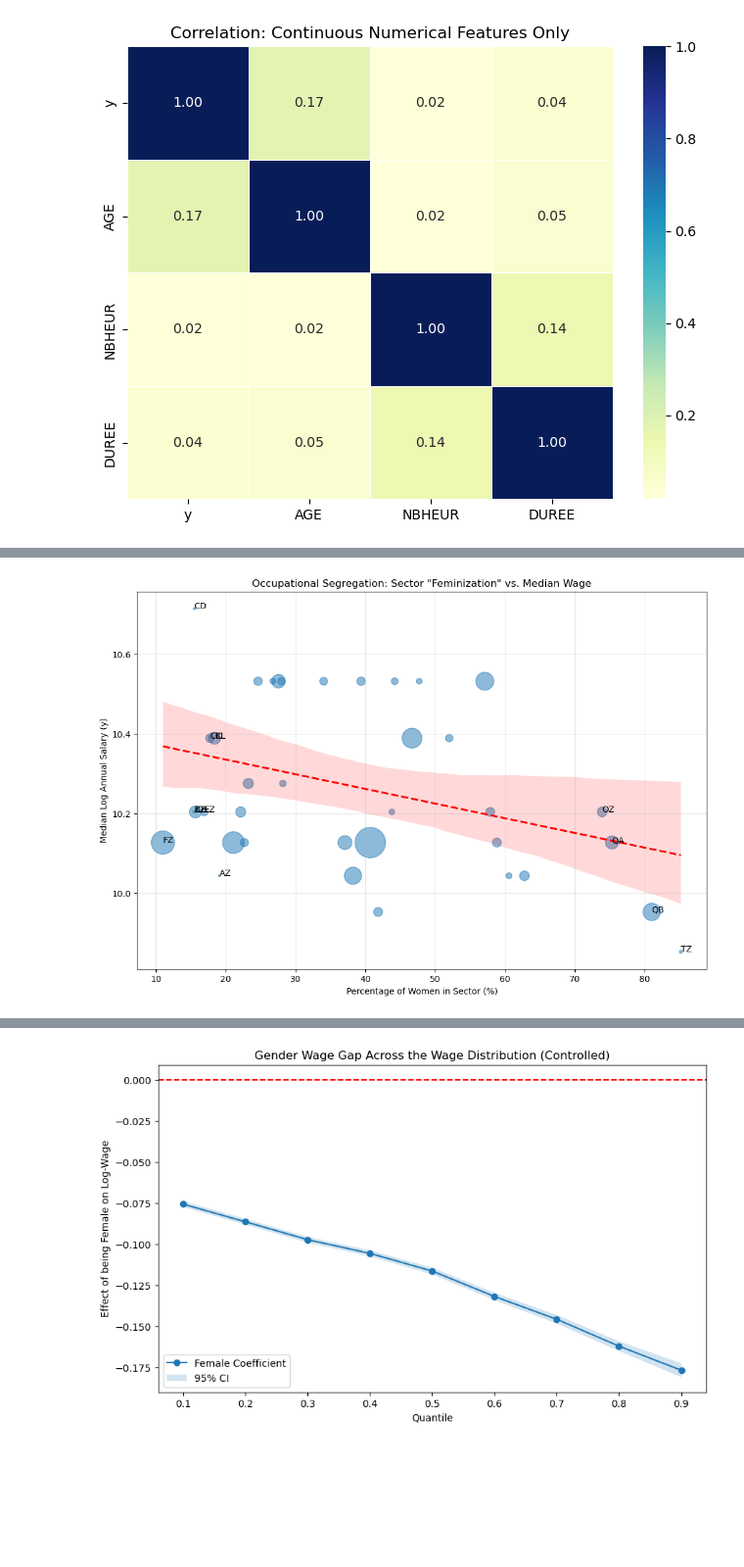
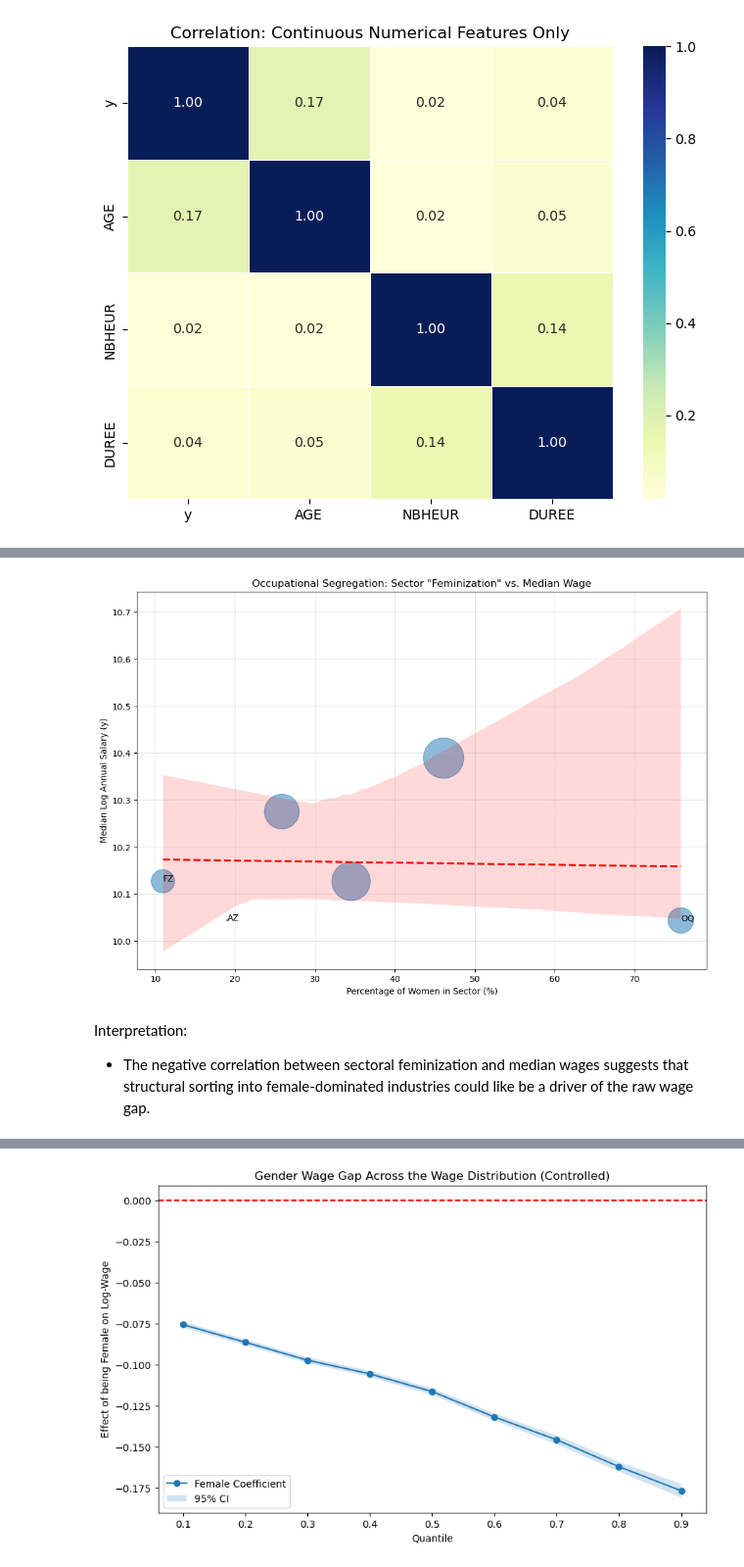
Before and after one commit to cynthia-francis/Gender-Wage-Gap-Heterogeneity-in-France, a Jupyter notebook: notebooks/EDA.ipynb, the cells around one changed output, grey strips where cells are left out. Shown at 98% size. Drawn from its saved outputs; the diff is of its cells as text; code cells hidden in the pictures; blank space fills up the shorter version.

```diff
--- a/notebooks/EDA.ipynb
+++ b/notebooks/EDA.ipynb
@@ -501,9 +492,8 @@ plt.show()
 # %%
 # For Numerical (Continuous) Variables: Pairplots & Regplots
 
-
 # Define true continuous columns
-num_features = ['AGE', 'NBHEUR', 'DUREE', 'NBHEUR_TOT']
+num_features = ['AGE', 'NBHEUR', 'DUREE']
 
 # Create a multi-plot figure
 fig, axes = plt.subplots(nrows=2, ncols=2, figsize=(15, 10))
@@ -539,34 +530,38 @@ for col in cat_features:
 # %%
-# For the key variable A38 (Sector), we can also plot the relationship between "feminization" and median wage
+# For the variable A6, we can also plot the relationship between "feminization" and median wage
 
-# Calculate metrics per sector (A38)
-sector_stats = df_model.groupby('A38').agg(
+# Calculate metrics per sector (A6)
+sector_stats = df_model.groupby('A6').agg(
     female_pct=('female', 'mean'),
     median_wage=('y', 'median'),
     sample_size=('female', 'count')
 ).reset_index()
 
 # Convert female_pct to actual percentage
 sector_stats['female_pct'] *= 100
 
 # Plotting the Relationship
 plt.figure(figsize=(12, 8))
 sns.regplot(data=sector_stats, x='female_pct', y='median_wage',
             scatter_kws={'s': sector_stats['sample_size']/100, 'alpha':0.5},
             line_kws={'color':'red', 'linestyle':'--'})
 
 # Annotate the top/bottom sectors for context
-for i, txt in enumerate(sector_stats['A38']):
+for i, txt in enumerate(sector_stats['A6']):
     if sector_stats['female_pct'].iloc[i] > 70 or sector_stats['female_pct'].iloc[i] < 20:
         plt.annotate(txt, (sector_stats['female_pct'].iloc[i], sector_stats['median_wage'].iloc[i]))
 
 plt.title('Occupational Segregation: Sector "Feminization" vs. Median Wage')
 plt.xlabel('Percentage of Women in Sector (%)')
 plt.ylabel('Median Log Annual Salary (y)')
 plt.grid(alpha=0.3)
 plt.show()
 # %% [output]
-[figure, old version]
+[figure, new version]
+# %% [markdown]
+Interpretation:
+
+- The negative correlation between sectoral feminization and median wages suggests that structural sorting into female-dominated industries could like be a driver of the raw wage gap.
 # %%
 # Identify the most "Feminized" vs "Masculinized" sectors
 top_female_sectors = sector_stats.sort_values('female_pct', ascending=False).head(5)
```
Also changed, not shown: parts of 18 cells of this notebook.
